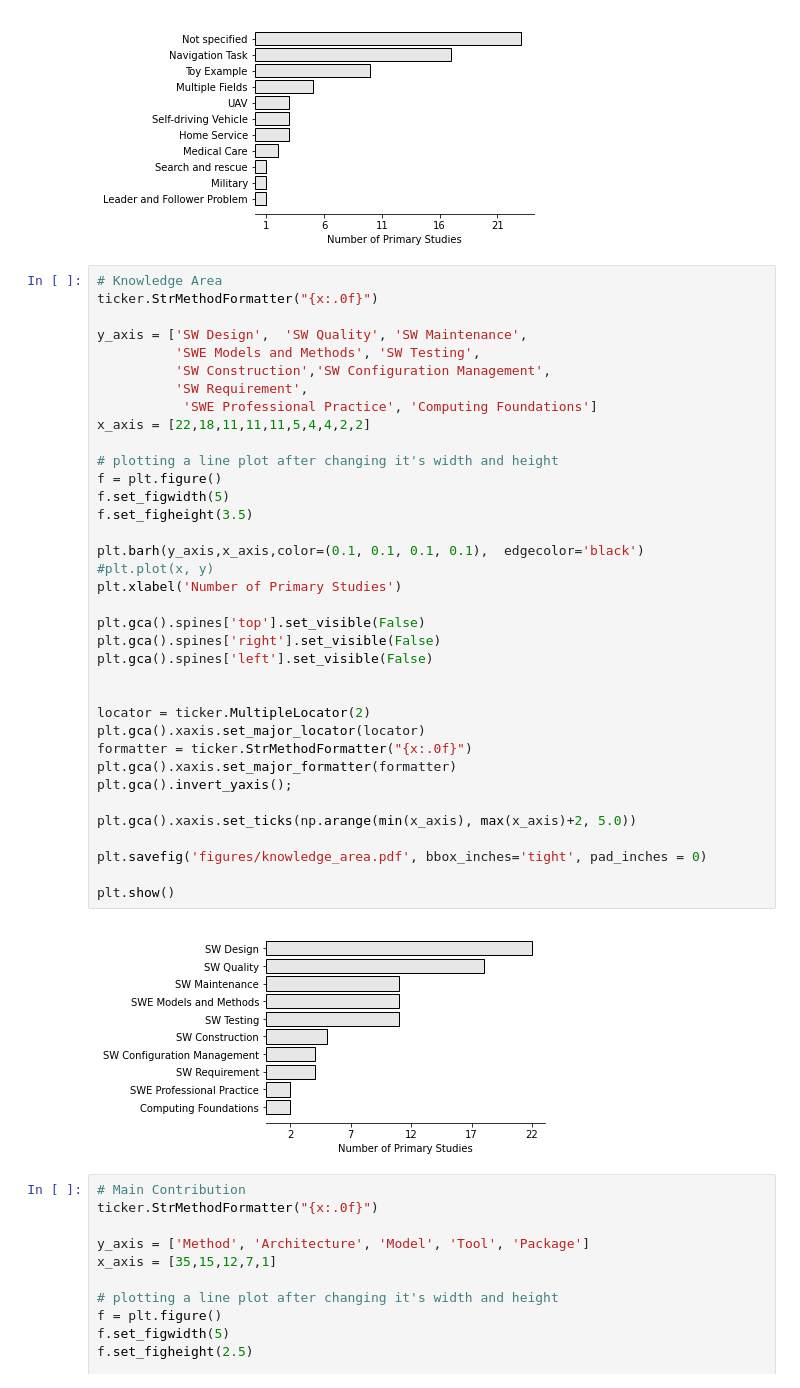
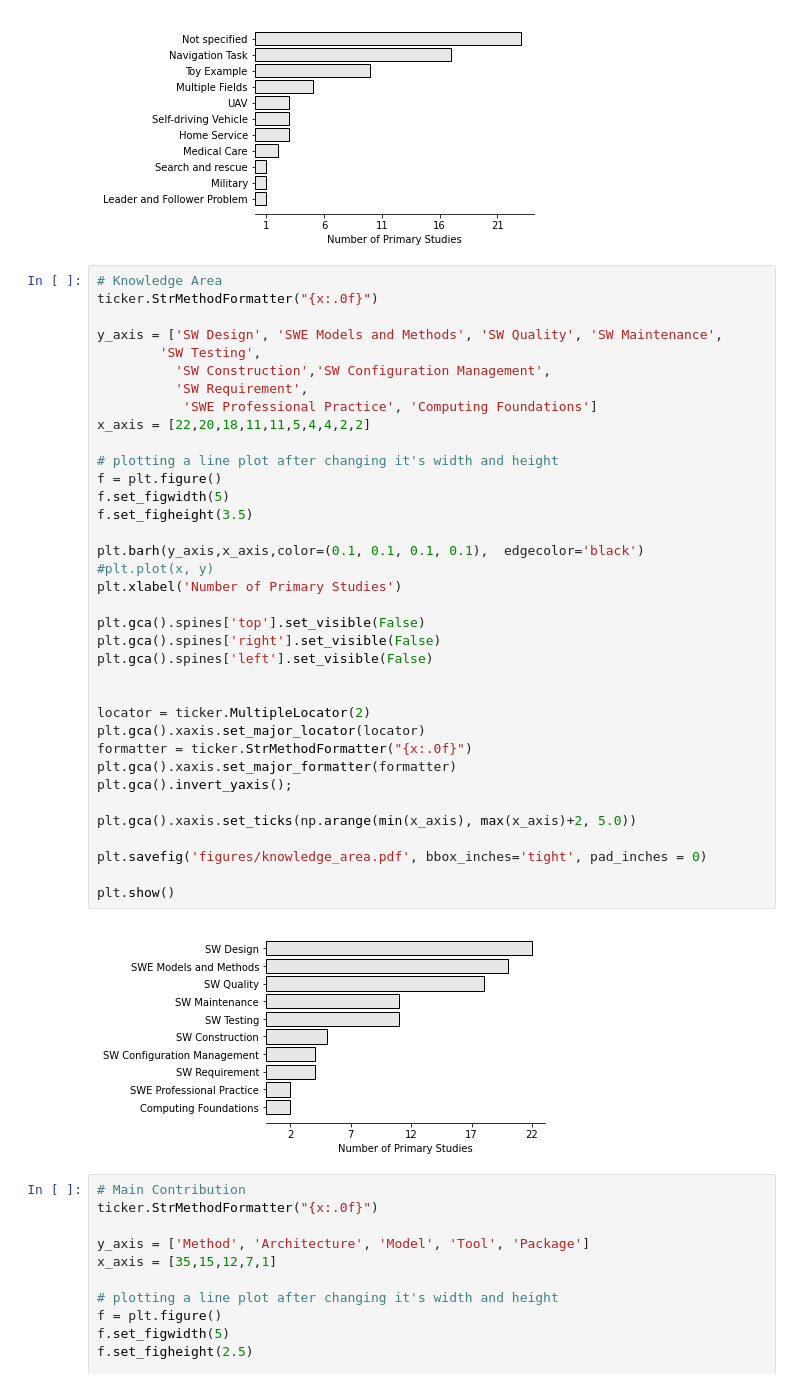
Before and after one commit to S2-group/SLR-2021, a Jupyter notebook: data_analysis/new_graphs_v2.ipynb, the cells around one changed output. Saved outputs shown, nothing was run; the diff lists cells and outputs as text.

```diff
--- a/data_analysis/new_graphs_v2.ipynb
+++ b/data_analysis/new_graphs_v2.ipynb
@@ -88,40 +88,40 @@ plt.show()
 # Knowledge Area
 ticker.StrMethodFormatter("{x:.0f}")
 
-y_axis = ['SW Design',  'SW Quality', 'SW Maintenance',
-          'SWE Models and Methods', 'SW Testing',
+y_axis = ['SW Design', 'SWE Models and Methods', 'SW Quality', 'SW Maintenance',
+        'SW Testing',
           'SW Construction','SW Configuration Management',
           'SW Requirement',
            'SWE Professional Practice', 'Computing Foundations']
-x_axis = [22,18,11,11,11,5,4,4,2,2]
+x_axis = [22,20,18,11,11,5,4,4,2,2]
 
 # plotting a line plot after changing it's width and height
 f = plt.figure()
 f.set_figwidth(5)
 f.set_figheight(3.5)
 
 plt.barh(y_axis,x_axis,color=(0.1, 0.1, 0.1, 0.1),  edgecolor='black')
 #plt.plot(x, y)
 plt.xlabel('Number of Primary Studies')
 
 plt.gca().spines['top'].set_visible(False)
 plt.gca().spines['right'].set_visible(False)
 plt.gca().spines['left'].set_visible(False)
 
 
 locator = ticker.MultipleLocator(2)
 plt.gca().xaxis.set_major_locator(locator)
 formatter = ticker.StrMethodFormatter("{x:.0f}")
 plt.gca().xaxis.set_major_formatter(formatter)
 plt.gca().invert_yaxis();
 
 plt.gca().xaxis.set_ticks(np.arange(min(x_axis), max(x_axis)+2, 5.0))
 
 plt.savefig('figures/knowledge_area.pdf', bbox_inches='tight', pad_inches = 0)
 
 plt.show()
 # %% [output]
-[figure, old version]
+[figure, new version]
 # %%
 # Main Contribution
 ticker.StrMethodFormatter("{x:.0f}")
```
Also changed, not shown: 2 other files.
